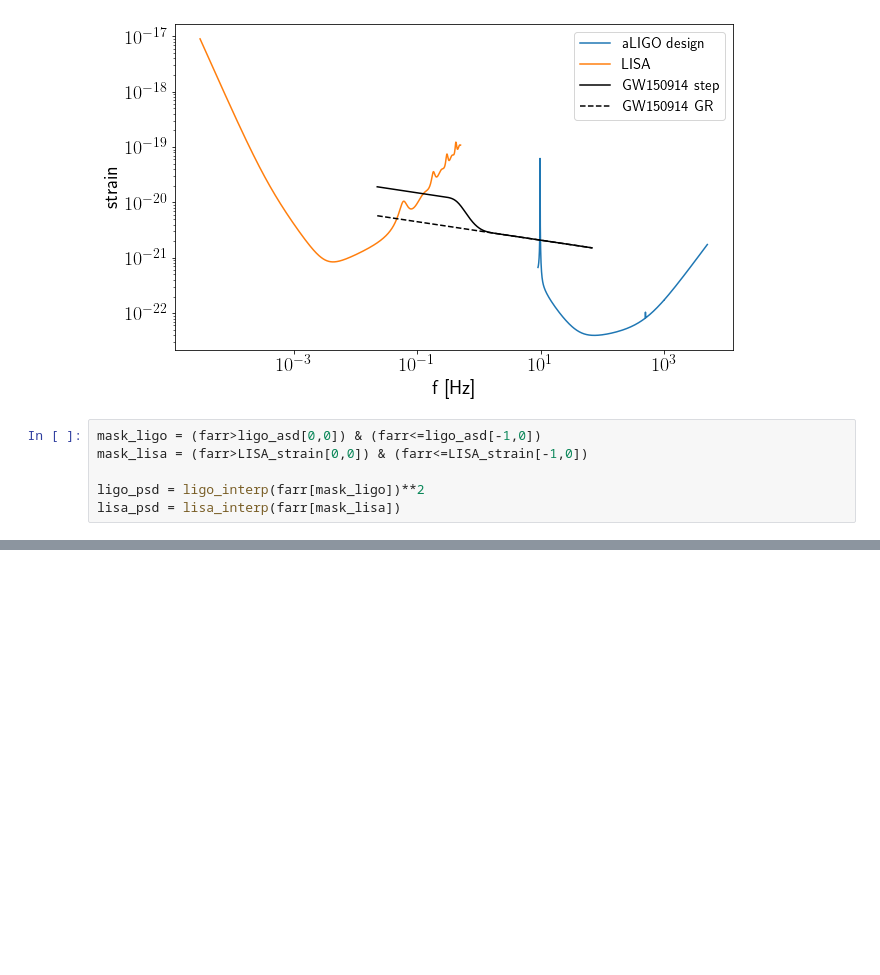
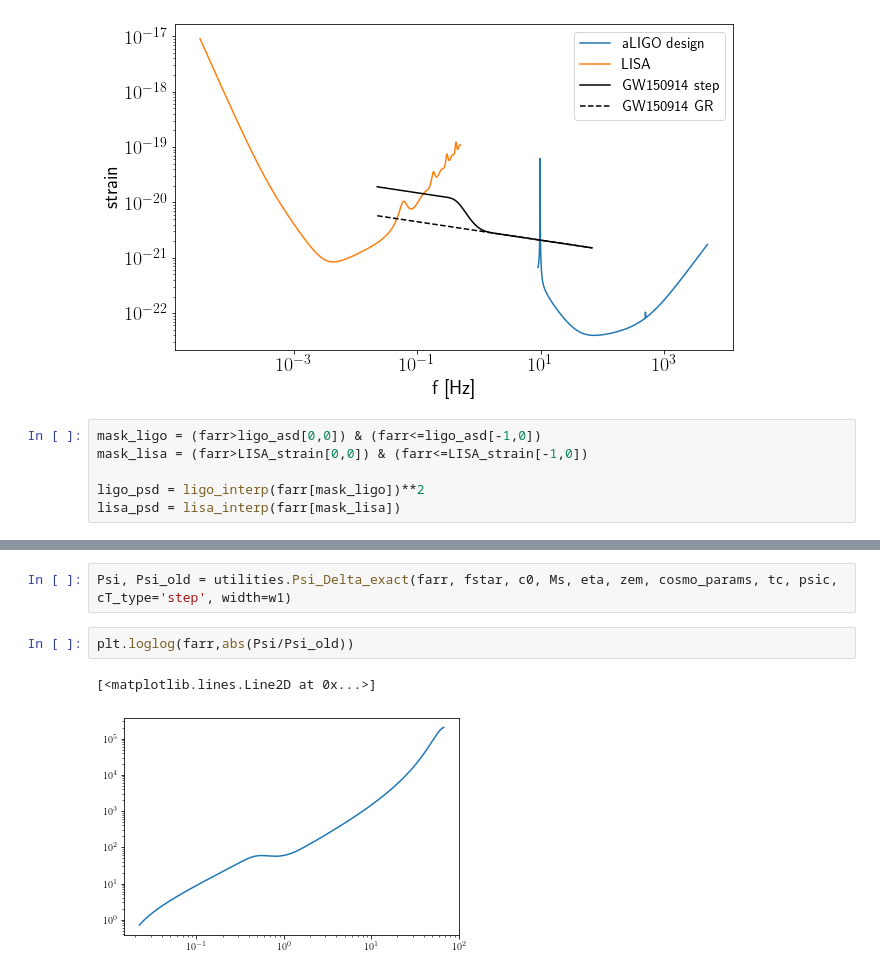
Before and after one commit to AnChenPhys/multiband_MG, a Jupyter notebook: code/multiband_MG_simple.ipynb, the cells around one changed output, grey strips where cells are left out. Saved outputs shown, nothing was run; the diff lists cells and outputs as text; blank space fills up the shorter version.

```diff
--- a/code/multiband_MG_simple.ipynb
+++ b/code/multiband_MG_simple.ipynb
@@ -534,0 +382,7 @@ print(Fisher_matrix_MG_lisa_step_fixtc)
+# %%
+Psi, Psi_old = utilities.Psi_Delta_exact(farr, fstar, c0, Ms, eta, zem, cosmo_params, tc, psic, cT_type='step', width=w1)
+# %%
+plt.loglog(farr,abs(Psi/Psi_old))
+# %% [output]
+[<matplotlib.lines.Line2D at 0x...>]
+[figure, added]
```
Also changed, not shown: parts of 33 cells of this notebook, 1 other file.
